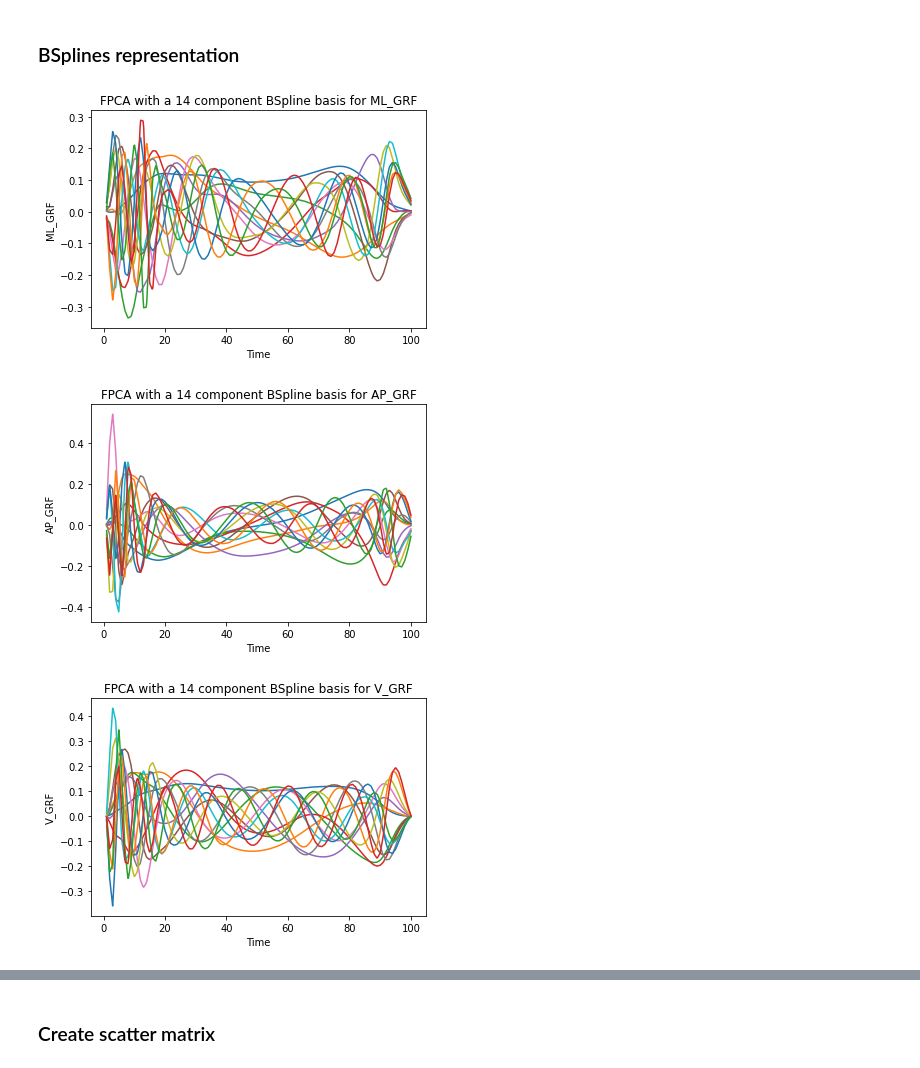
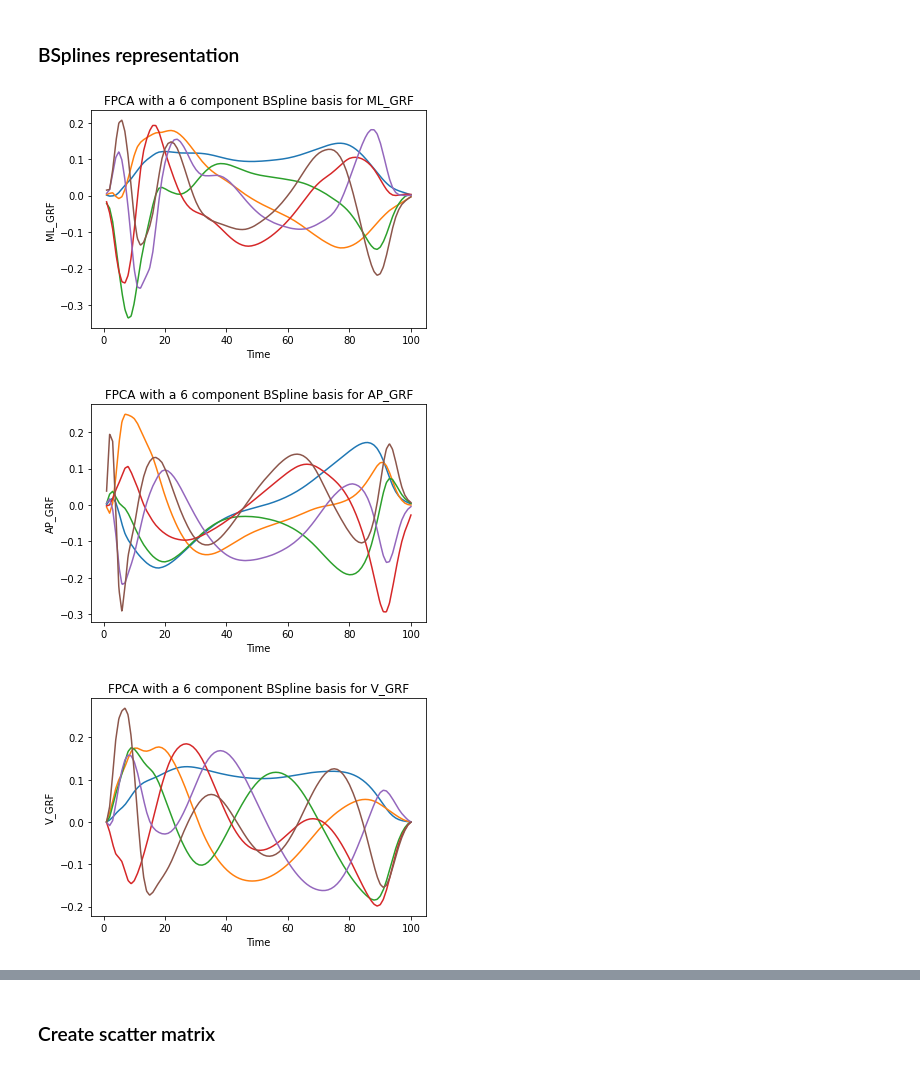
Before and after one commit to zarawaheedkhan/679-Physical-Therapy, a Jupyter notebook: 2. Functional PCA.ipynb, the cells around one changed output, grey strips where cells are left out. Drawn from its saved outputs; the diff is of its cells as text; code cells hidden in the pictures.

```diff
--- a/2. Functional PCA.ipynb
+++ b/2. Functional PCA.ipynb
@@ -62,36 +62,36 @@ V_GRF_fd = skfda.FDataGrid(
 # %%
 # Medial Lateral
 
-ML_GRF_fpca_bs = FPCA(n_components=14)
+ML_GRF_fpca_bs = FPCA(n_components=6)
 ML_GRF_fpca_bs.fit(ML_GRF_fd)
 ML_GRF_fpca_bs.components_.plot()
 plt.xlabel('Time')
 plt.ylabel('ML_GRF')
-plt.title('FPCA with a 14 component BSpline basis for ML_GRF')
-fig.savefig('/Users/zarawaheed/Documents/BostonUniversity/MA679/Final Project/Data/Processed/FPCA_ML_GRF_plot.png', dpi=300)
+plt.title('FPCA with a 6 component BSpline basis for ML_GRF')
+plt.savefig('/Users/zarawaheed/Documents/BostonUniversity/MA679/Final Project/Data/Processed/Plots/FPCA_ML_GRF_plot.png', dpi=300)
 # %% [output]
-[figure, old version]
+[figure, new version]
 # %%
 # Anterior Posterior
 
-AP_GRF_fpca_bs = FPCA(n_components=14)
+AP_GRF_fpca_bs = FPCA(n_components=6)
 AP_GRF_fpca_bs.fit(AP_GRF_fd)
 AP_GRF_fpca_bs.components_.plot()
 plt.xlabel('Time')
 plt.ylabel('AP_GRF')
-plt.title('FPCA with a 14 component BSpline basis for AP_GRF')
-fig.savefig('/Users/zarawaheed/Documents/BostonUniversity/MA679/Final Project/Data/Processed/FPCA_AP_GRF_plot.png', dpi=300)
+plt.title('FPCA with a 6 component BSpline basis for AP_GRF')
+plt.savefig('/Users/zarawaheed/Documents/BostonUniversity/MA679/Final Project/Data/Processed/Plots/FPCA_AP_GRF_plot.png', dpi=300)
 # %% [output]
-[figure, old version]
+[figure, new version]
 # %%
 # Vertical
 
-V_GRF_fpca_bs = FPCA(n_components=14)
+V_GRF_fpca_bs = FPCA(n_components=6)
 V_GRF_fpca_bs.fit(V_GRF_fd)
 V_GRF_fpca_bs.components_.plot()
 plt.xlabel('Time')
 plt.ylabel('V_GRF')
-plt.title('FPCA with a 14 component BSpline basis for V_GRF')
-fig.savefig('/Users/zarawaheed/Documents/BostonUniversity/MA679/Final Project/Data/Processed/FPCA_V_GRF_plot.png', dpi=300)
+plt.title('FPCA with a 6 component BSpline basis for V_GRF')
+plt.savefig('/Users/zarawaheed/Documents/BostonUniversity/MA679/Final Project/Data/Processed/Plots/FPCA_V_GRF_plot.png', dpi=300)
 # %% [output]
-[figure, old version]
+[figure, new version]
```
Also changed, not shown: parts of 17 cells of this notebook.
